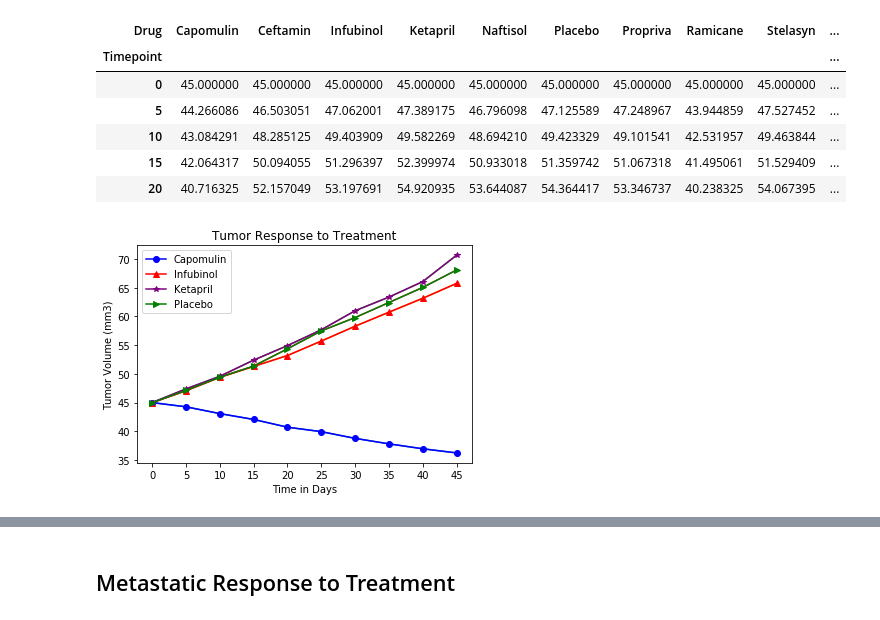
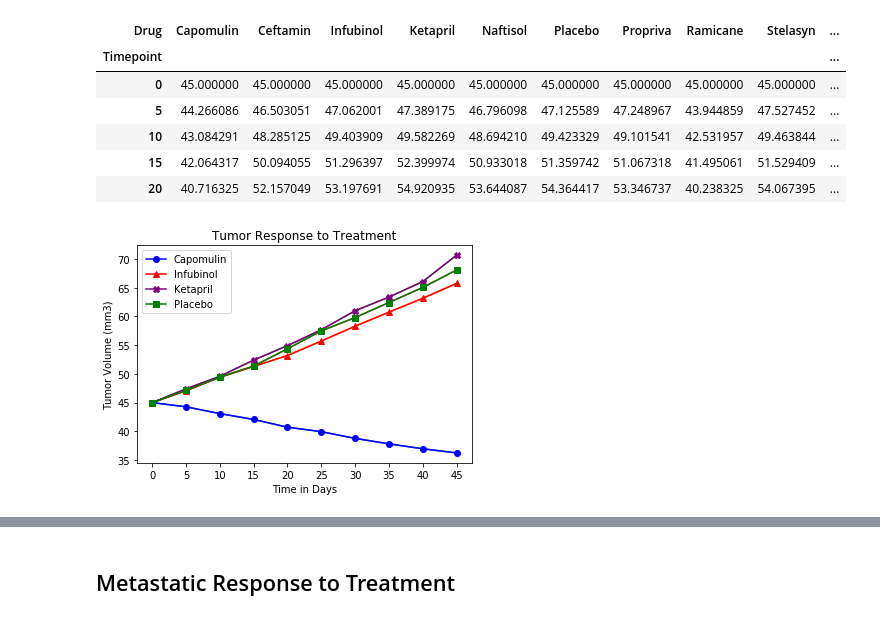
Before and after one commit to DutchDS/Matplotlib-Challenge, a Jupyter notebook: Pymaceuticals/pymaceuticals_challenge.ipynb, the cells around one changed output, grey strips where cells are left out. Saved outputs shown, nothing was run; the diff lists cells and outputs as text; code cells hidden in the pictures.

```diff
--- a/Pymaceuticals/pymaceuticals_challenge.ipynb
+++ b/Pymaceuticals/pymaceuticals_challenge.ipynb
@@ -108,32 +107,31 @@ tumor_response_pivot.head()
 # %%
 # Generate the Plot (with Error Bars)
 tumor_response_pivot_small = tumor_response_pivot[["Capomulin","Infubinol","Ketapril","Placebo",]]
 
 x_axis = np.arange(len(tumor_response_pivot_small))
 
 tick_locations = [value for value in x_axis]
 time_points = tumor_response_to_treatment["Timepoint"].unique()
 plt.xticks(x_axis, time_points)
 
 # Plot the chart with lables and title
 plt.plot (x_axis, tumor_response_pivot_small)
 plt.xlabel("Time in Days")
 plt.ylabel("Tumor Volume (mm3)")
 plt.title("Tumor Response to Treatment")
 
 # Define Handles
 Capomulin_handle, = plt.plot(x_axis, tumor_response_pivot_small["Capomulin"], marker ='o', color='blue', label="Capomulin")
 Infubinol_handle, = plt.plot(x_axis, tumor_response_pivot_small["Infubinol"], marker='^', color='red', label="Infubinol")
-Ketapril_handle, = plt.plot(x_axis, tumor_response_pivot_small["Ketapril"], marker='*', color='purple', label="Ketapril")
-Placebo_handle, = plt.plot(x_axis, tumor_response_pivot_small["Placebo"], marker='>', color='green', label="Placebo")
+Ketapril_handle, = plt.plot(x_axis, tumor_response_pivot_small["Ketapril"], marker='X', color='purple', label="Ketapril")
+Placebo_handle, = plt.plot(x_axis, tumor_response_pivot_small["Placebo"], marker='s', color='green', label="Placebo")
 
 ax = plt.subplot(111)
 ax.legend()
 
 # ([Capomulin_handle, Infubinol_handle, Ketapril_handle,Placebo_handle])
 
 # Save the Figure
 plt.savefig("../Images/Treatment.png")
-plt.show()
 # %% [output]
-[figure, old version]
+[figure, new version]
```
Also changed, not shown: parts of 7 cells of this notebook, 2 other files.
